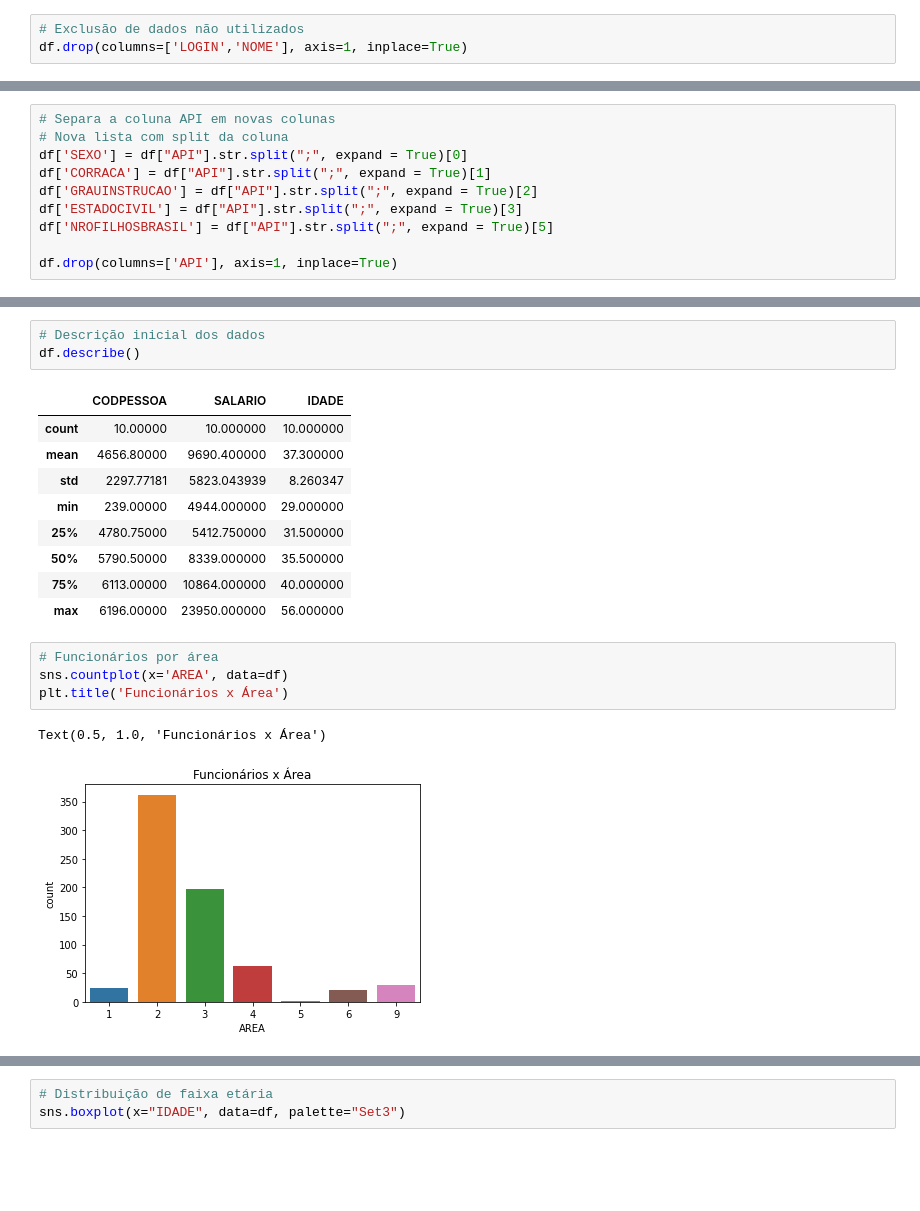
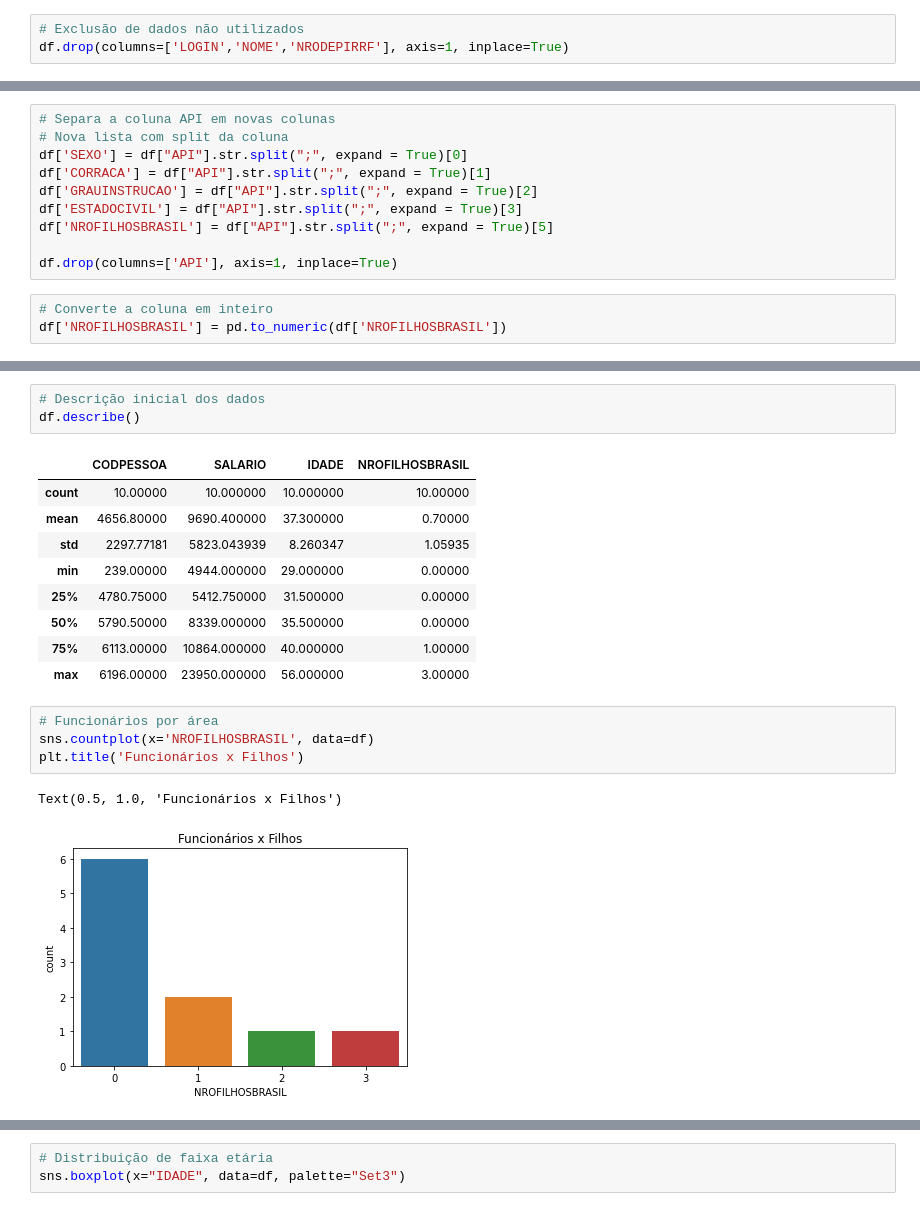
Before and after one commit to wfernandesc/ds_pessoas, a Jupyter notebook: ds_pessoas_api.ipynb, the cells around one changed output, grey strips where cells are left out. Saved outputs shown, nothing was run; the diff lists cells and outputs as text; blank space fills up the shorter version.

```diff
--- a/ds_pessoas_api.ipynb
+++ b/ds_pessoas_api.ipynb
@@ -16,7 +16,7 @@ df = df_ori[['CODPESSOA','CODSITUACAO','SALARIO','SEXO','IDADE','CORRACA','GRAUI
 df.rename(columns={'Login':'LOGIN'}, inplace=True)
 # %%
 # Exclusão de dados não utilizados
-df.drop(columns=['LOGIN','NOME'], axis=1, inplace=True)
+df.drop(columns=['LOGIN','NOME','NRODEPIRRF'], axis=1, inplace=True)
 # %%
 # Apresentação dos dados
 df.head()
@@ -37,6 +37,9 @@ df['ESTADOCIVIL'] = df["API"].str.split(";", expand = True)[3]
 df['NROFILHOSBRASIL'] = df["API"].str.split(";", expand = True)[5]
 
 df.drop(columns=['API'], axis=1, inplace=True)
+# %%
+# Converte a coluna em inteiro
+df['NROFILHOSBRASIL'] = pd.to_numeric(df['NROFILHOSBRASIL'])
 # %%
 df.head()
 # %% [output]
@@ -86,22 +87,22 @@ dtype: int64
 # Descrição inicial dos dados
 df.describe()
 # %% [output]
-|  | CODPESSOA | SALARIO | IDADE |
-| count | 10.00000 | 10.000000 | 10.000000 |
-| mean | 4656.80000 | 9690.400000 | 37.300000 |
-| std | 2297.77181 | 5823.043939 | 8.260347 |
-| min | 239.00000 | 4944.000000 | 29.000000 |
-| 25% | 4780.75000 | 5412.750000 | 31.500000 |
-| 50% | 5790.50000 | 8339.000000 | 35.500000 |
-| 75% | 6113.00000 | 10864.000000 | 40.000000 |
-| max | 6196.00000 | 23950.000000 | 56.000000 |
+|  | CODPESSOA | SALARIO | IDADE | NROFILHOSBRASIL |
+| count | 10.00000 | 10.000000 | 10.000000 | 10.00000 |
+| mean | 4656.80000 | 9690.400000 | 37.300000 | 0.70000 |
+| std | 2297.77181 | 5823.043939 | 8.260347 | 1.05935 |
+| min | 239.00000 | 4944.000000 | 29.000000 | 0.00000 |
+| 25% | 4780.75000 | 5412.750000 | 31.500000 | 0.00000 |
+| 50% | 5790.50000 | 8339.000000 | 35.500000 | 0.00000 |
+| 75% | 6113.00000 | 10864.000000 | 40.000000 | 1.00000 |
+| max | 6196.00000 | 23950.000000 | 56.000000 | 3.00000 |
 # %%
 # Funcionários por área
-sns.countplot(x='AREA', data=df)
-plt.title('Funcionários x Área')
+sns.countplot(x='NROFILHOSBRASIL', data=df)
+plt.title('Funcionários x Filhos')
 # %% [output]
-Text(0.5, 1.0, 'Funcionários x Área')
+Text(0.5, 1.0, 'Funcionários x Filhos')
-[figure, old version]
+[figure, new version]
 # %%
 # Correlação de variáveis
 plt.figure(figsize=(20,10))
```
Also changed, not shown: parts of 5 cells of this notebook, 4 other files.
